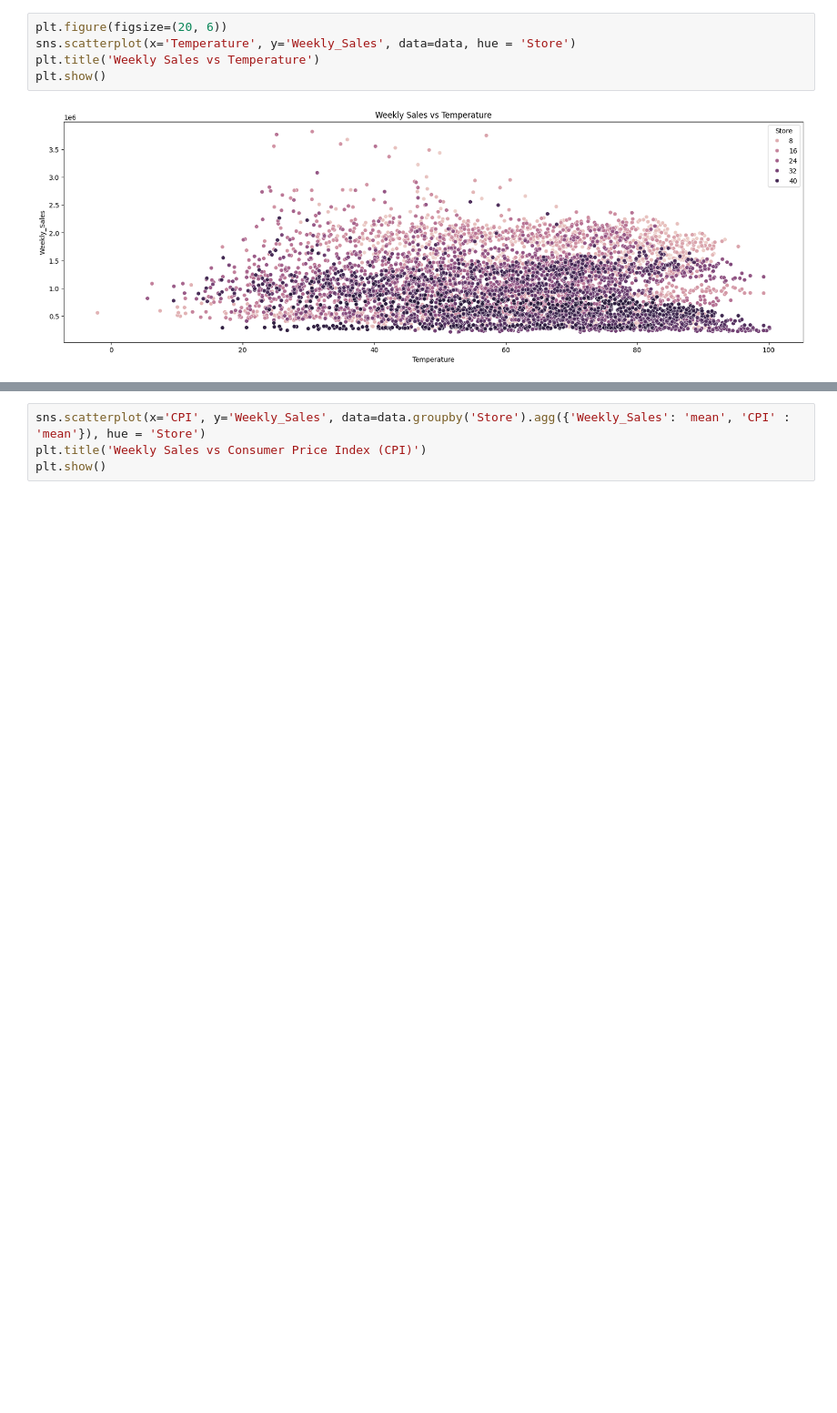
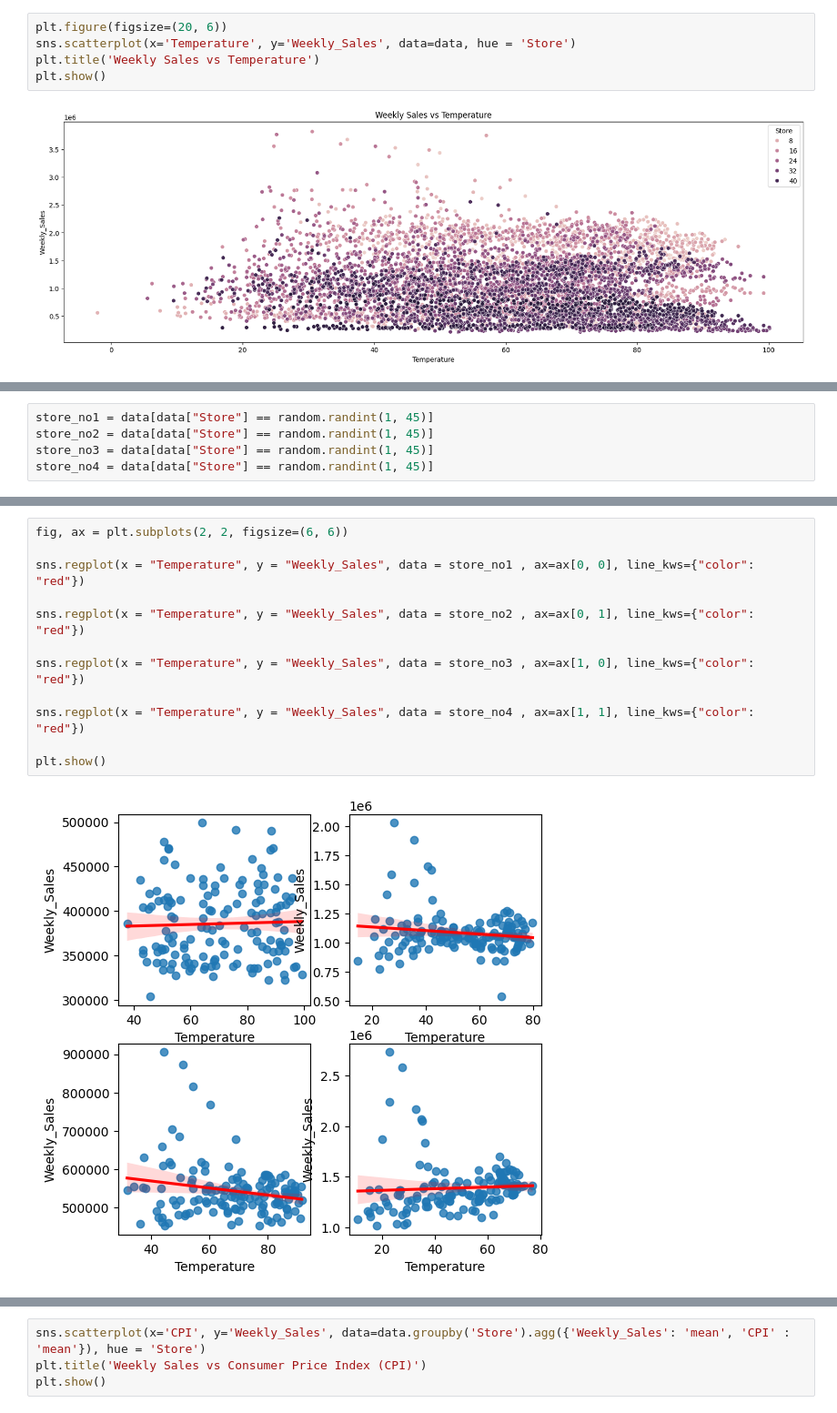
Before and after one commit to mikko098/Walmart-Sales-Analysis, a Jupyter notebook: walmartanalysis.ipynb, the cells around one changed output, grey strips where cells are left out. Shown at 91% size. Drawn from its saved outputs; the diff is of its cells as text; blank space fills up the shorter version.

```diff
--- a/walmartanalysis.ipynb
+++ b/walmartanalysis.ipynb
@@ -122,0 +124,5 @@ plt.show()
+# %%
+store_no1 = data[data["Store"] == random.randint(1, 45)]
+store_no2 = data[data["Store"] == random.randint(1, 45)]
+store_no3 = data[data["Store"] == random.randint(1, 45)]
+store_no4 = data[data["Store"] == random.randint(1, 45)]
@@ -122,0 +146,14 @@ plt.show()
+# %%
+fig, ax = plt.subplots(2, 2, figsize=(6, 6))
+
+sns.regplot(x = "Temperature", y = "Weekly_Sales", data = store_no1 , ax=ax[0, 0], line_kws={"color": "red"})
+
+sns.regplot(x = "Temperature", y = "Weekly_Sales", data = store_no2 , ax=ax[0, 1], line_kws={"color": "red"})
+
+sns.regplot(x = "Temperature", y = "Weekly_Sales", data = store_no3 , ax=ax[1, 0], line_kws={"color": "red"})
+
+sns.regplot(x = "Temperature", y = "Weekly_Sales", data = store_no4 , ax=ax[1, 1], line_kws={"color": "red"})
+
+plt.show()
+# %% [output]
+[figure, added]
```
Also changed, not shown: parts of 41 cells of this notebook.
